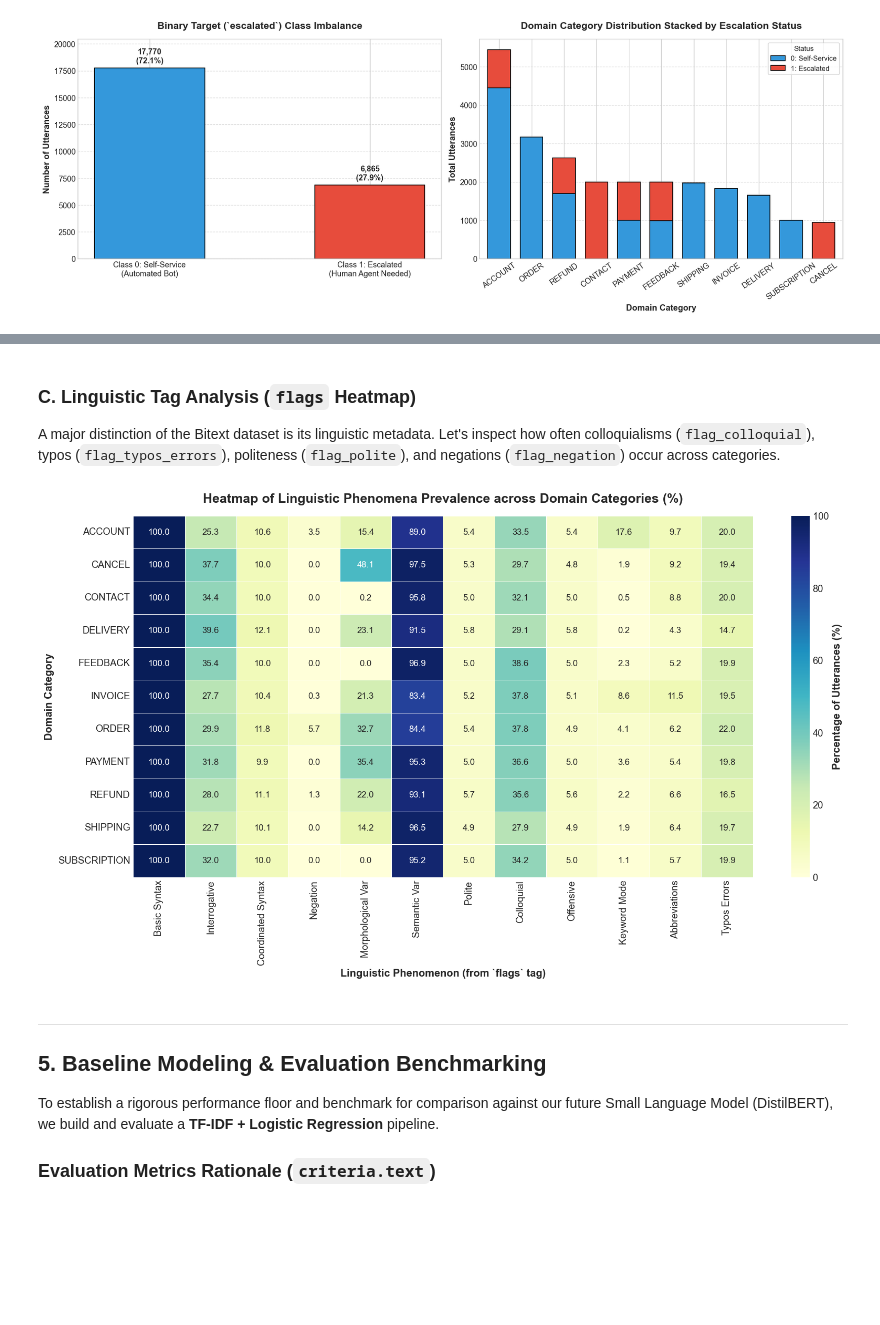
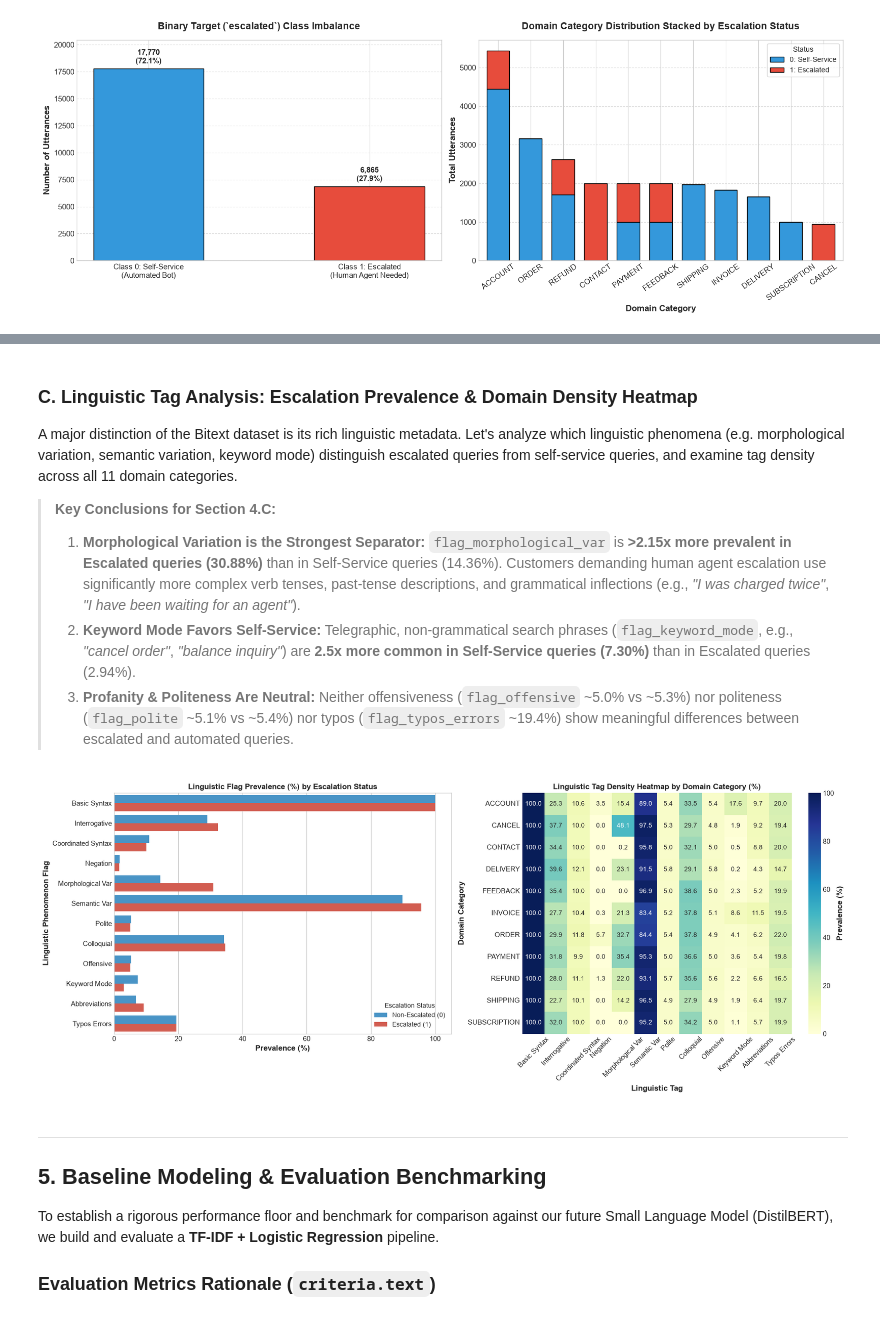
Before and after one commit to weirui828/human-loop, a Jupyter notebook: notebooks/01_bitext_baseline_modeling.ipynb, the cells around one changed output, grey strips where cells are left out. Cells and saved outputs as stored; diff of their text form; code cells hidden in the pictures; blank space fills up the shorter version.

```diff
--- a/notebooks/01_bitext_baseline_modeling.ipynb
+++ b/notebooks/01_bitext_baseline_modeling.ipynb
@@ -71,13 +71,9 @@ We load the raw Bitext customer support dataset and perform structured checks:
 - **Duplicate Detection & Removal:** Removing identical `instruction` strings so our model does not memorize duplicate samples across training and test splits.
 - **Outlier Inspection:** Identifying anomalies in text length or formatting.
 # %%
-# Define path to raw dataset robustly depending on execution directory
-if os.path.basename(os.getcwd()) == 'notebooks':
-    BASE_DIR = os.path.abspath(os.path.join(os.getcwd(), '..'))
-else:
-    BASE_DIR = os.path.abspath(os.getcwd())
-
-RAW_CSV_PATH = os.path.join(BASE_DIR, 'data', 'bitext', 'Bitext_Sample_Customer_Support_Training_Dataset_27K_responses-v11.csv')
+RAW_CSV_PATH = '../data/bitext/Bitext_Sample_Customer_Support_Training_Dataset_27K_responses-v11.csv'
+if not os.path.exists(RAW_CSV_PATH):
+    RAW_CSV_PATH = 'data/bitext/Bitext_Sample_Customer_Support_Training_Dataset_27K_responses-v11.csv'
 
 # Load raw dataframe
 raw_df = pd.read_csv(RAW_CSV_PATH)
@@ -208,14 +231,11 @@ for flag_char, flag_name in FLAG_TAXONOMY.items():
 # 3. Extract structural text features and entity counts
 df['char_len_instruction'] = df['instruction'].astype(str).str.len()
 df['word_len_instruction'] = df['instruction'].astype(str).str.split().str.len()
-df['char_len_response'] = df['response'].astype(str).str.len()
-df['word_len_response'] = df['response'].astype(str).str.split().str.len()
 
 entity_pattern = re.compile(r'\{\{[^}]+\}\}')
 df['entity_count_instruction'] = df['instruction'].astype(str).apply(lambda s: len(entity_pattern.findall(s)))
-df['entity_count_response'] = df['response'].astype(str).apply(lambda s: len(entity_pattern.findall(s)))
 
 print("Feature engineering complete! Preview of engineered columns:")
-display(df[['instruction', 'category', 'intent', 'escalated', 'flag_interrogative', 'flag_colloquial', 'flag_typos_errors', 'word_len_instruction', 'entity_count_instruction']].head())
+df[['instruction', 'category', 'intent', 'escalated', 'flag_interrogative', 'flag_colloquial', 'flag_typos_errors', 'word_len_instruction', 'entity_count_instruction']].head()
 # %% [output]
 Feature engineering complete! Preview of engineered columns:
@@ -325,23 +330,45 @@ plt.show()
 # %% [markdown]
-### C. Linguistic Tag Analysis (`flags` Heatmap)
-A major distinction of the Bitext dataset is its linguistic metadata. Let's inspect how often colloquialisms (`flag_colloquial`), typos (`flag_typos_errors`), politeness (`flag_polite`), and negations (`flag_negation`) occur across categories.
+### C. Linguistic Tag Analysis: Escalation Prevalence & Domain Density Heatmap
+A major distinction of the Bitext dataset is its rich linguistic metadata. Let's analyze which linguistic phenomena (e.g. morphological variation, semantic variation, keyword mode) distinguish escalated queries from self-service queries, and examine tag density across all 11 domain categories.
+
+> **Key Conclusions for Section 4.C:**
+> 1. **Morphological Variation is the Strongest Separator:** `flag_morphological_var` is **>2.15x more prevalent in Escalated queries (30.88%)** than in Self-Service queries (14.36%). Customers demanding human agent escalation use significantly more complex verb tenses, past-tense descriptions, and grammatical inflections (e.g., *"I was charged twice"*, *"I have been waiting for an agent"*).
+> 2. **Keyword Mode Favors Self-Service:** Telegraphic, non-grammatical search phrases (`flag_keyword_mode`, e.g., *"cancel order"*, *"balance inquiry"*) are **2.5x more common in Self-Service queries (7.30%)** than in Escalated queries (2.94%).
+> 3. **Profanity & Politeness Are Neutral:** Neither offensiveness (`flag_offensive` ~5.0% vs ~5.3%) nor politeness (`flag_polite` ~5.1% vs ~5.4%) nor typos (`flag_typos_errors` ~19.4%) show meaningful differences between escalated and automated queries.
 # %%
-# Calculate percentage of each linguistic phenomenon within each domain category
-flag_cols = [col for col in df.columns if col.startswith('flag_')]
-flag_names_clean = [col.replace('flag_', '').replace('_', ' ').title() for col in flag_cols]
+# Analyze linguistic flag prevalences by escalation status and domain category
+flag_cols = [col for col in df.columns if col.startswith("flag_")]
+flag_labels = [col.replace("flag_", "").replace("_", " ").title() for col in flag_cols]
 
-category_flag_matrix = df.groupby('category')[flag_cols].mean() * 100
-category_flag_matrix.columns = flag_names_clean
+# Calculate prevalence (%) per flag by escalation status
+prev_df = pd.DataFrame({
+    "Linguistic Flag": flag_labels,
+    "Non-Escalated (0)": df[df["escalated"] == 0][flag_cols].mean().values * 100,
+    "Escalated (1)": df[df["escalated"] == 1][flag_cols].mean().values * 100
+})
+prev_melted = prev_df.melt(id_vars="Linguistic Flag", var_name="Escalation Status", value_name="Prevalence (%)")
 
-plt.figure(figsize=(14, 8))
-sns.heatmap(category_flag_matrix, annot=True, fmt=".1f", cmap="YlGnBu", cbar_kws={'label': 'Percentage of Utterances (%)'}, linewidths=0.5)
-plt.title('Heatmap of Linguistic Phenomena Prevalence across Domain Categories (%)', pad=15, fontsize=15)
-plt.xlabel('Linguistic Phenomenon (from `flags` tag)')
-plt.ylabel('Domain Category')
+fig, axes = plt.subplots(1, 2, figsize=(18, 7))
+
+# Subplot 1: Barplot of Flag Prevalence Comparison
+sns.barplot(data=prev_melted, y="Linguistic Flag", x="Prevalence (%)", hue="Escalation Status", ax=axes[0], palette=["#3498db", "#e74c3c"])
+axes[0].set_title("Linguistic Flag Prevalence (%) by Escalation Status", fontsize=12, fontweight="bold")
+axes[0].set_xlabel("Prevalence (%)")
+axes[0].set_ylabel("Linguistic Phenomenon Flag")
+
+# Subplot 2: Domain Category Heatmap
+category_flags = df.groupby("category")[flag_cols].mean() * 100
+category_flags.columns = flag_labels
+sns.heatmap(category_flags, annot=True, fmt=".1f", cmap="YlGnBu", ax=axes[1], cbar_kws={"label": "Prevalence (%)"})
+axes[1].set_title("Linguistic Tag Density Heatmap by Domain Category (%)", fontsize=12, fontweight="bold")
+axes[1].set_xlabel("Linguistic Tag")
+axes[1].set_ylabel("Domain Category")
+axes[1].tick_params(axis="x", rotation=45)
+
 plt.tight_layout()
 plt.show()
 # %% [output]
-[figure, old version]
+[figure, new version]
 # %% [markdown]
 ---
 ## 5. Baseline Modeling & Evaluation Benchmarking
```
Also changed, not shown: parts of 9 cells of this notebook, 8 other files.
